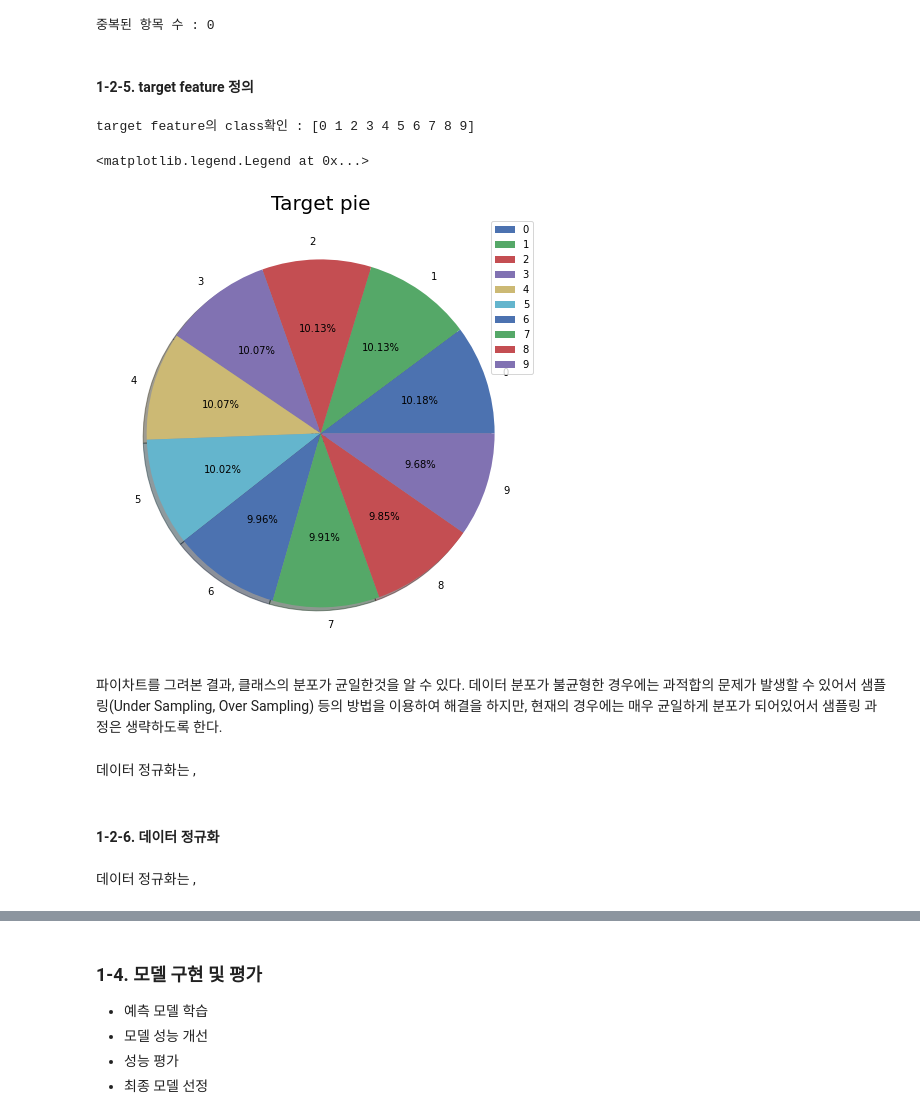
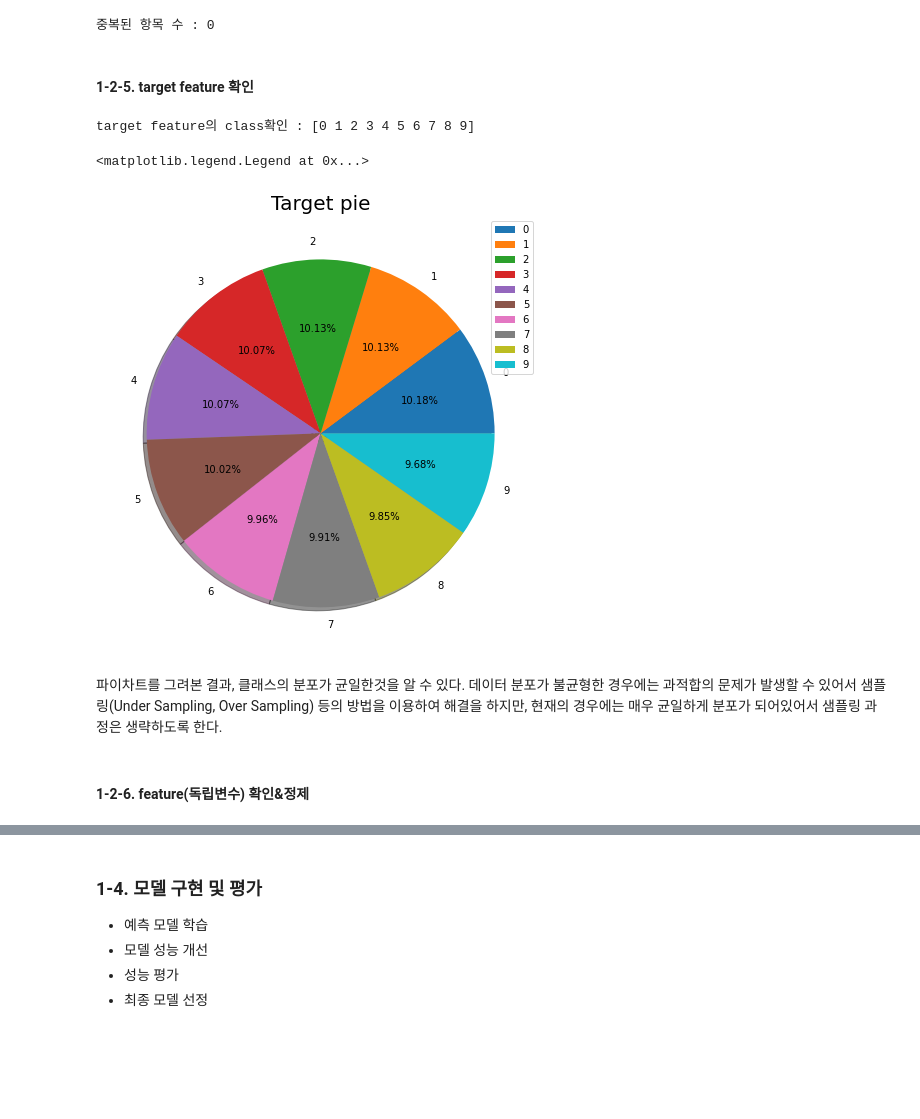
Before and after one commit to saerannn/ML-DL-Project, a Jupyter notebook: Project_01_Building Classification Models with Sklearn/Project_01_Building_Classification_Models_with_Scikit_learn.ipynb, the cells around one changed output, grey strips where cells are left out. Saved outputs shown, nothing was run; the diff lists cells and outputs as text; code cells hidden in the pictures; blank space fills up the shorter version.

```diff
--- a/Project_01_Building Classification Models with Sklearn/Project_01_Building_Classification_Models_with_Scikit_learn.ipynb
+++ b/Project_01_Building Classification Models with Sklearn/Project_01_Building_Classification_Models_with_Scikit_learn.ipynb
@@ -278,5 +276,5 @@ print("중복된 항목 수 :", len(digits_df[digits_df.duplicated()]))
 # %% [output]
 중복된 항목 수 : 0
 # %% [markdown]
-#### 1-2-5. target feature 정의
+#### 1-2-5. target feature 확인
 # %%
@@ -289,14 +287,16 @@ target feature의 class확인 : [0 1 2 3 4 5 6 7 8 9]
+
 labels = digits.target_names
 size = digits_df['label'].value_counts()
 
-plt.style.use('seaborn-deep')
-plt.rcParams['figure.figsize'] = (8, 8)
+plt.figure(figsize=(8, 8))
 plt.pie(size, labels =labels, autopct = "%.2f%%", shadow = True)
 plt.axis('off')
 plt.title('Target pie', fontsize = 20)
 plt.legend()
 # %% [output]
 <matplotlib.legend.Legend at 0x...>
-[figure, old version]
+[figure, new version]
 # %% [markdown]
+<div>
 파이차트를 그려본 결과, 클래스의 분포가 균일한것을 알 수 있다. 데이터 분포가 불균형한 경우에는 과적합의 문제가 발생할 수 있어서 샘플링(Under Sampling, Over Sampling) 등의 방법을 이용하여 해결을 하지만, 현재의 경우에는 매우 균일하게 분포가 되어있어서 샘플링 과정은 생략하도록 한다.
+</div>
@@ -305,4 +303,2 @@ plt.legend()
-# %% [markdown]
-데이터 정규화는 ,
 # %% [markdown]
-#### 1-2-6. 데이터 정규화
+#### 1-2-6. feature(독립변수) 확인&정제
@@ -311,2 +304,0 @@ plt.legend()
-# %% [markdown]
-데이터 정규화는 ,
```
Also changed, not shown: parts of 72 cells of this notebook.
